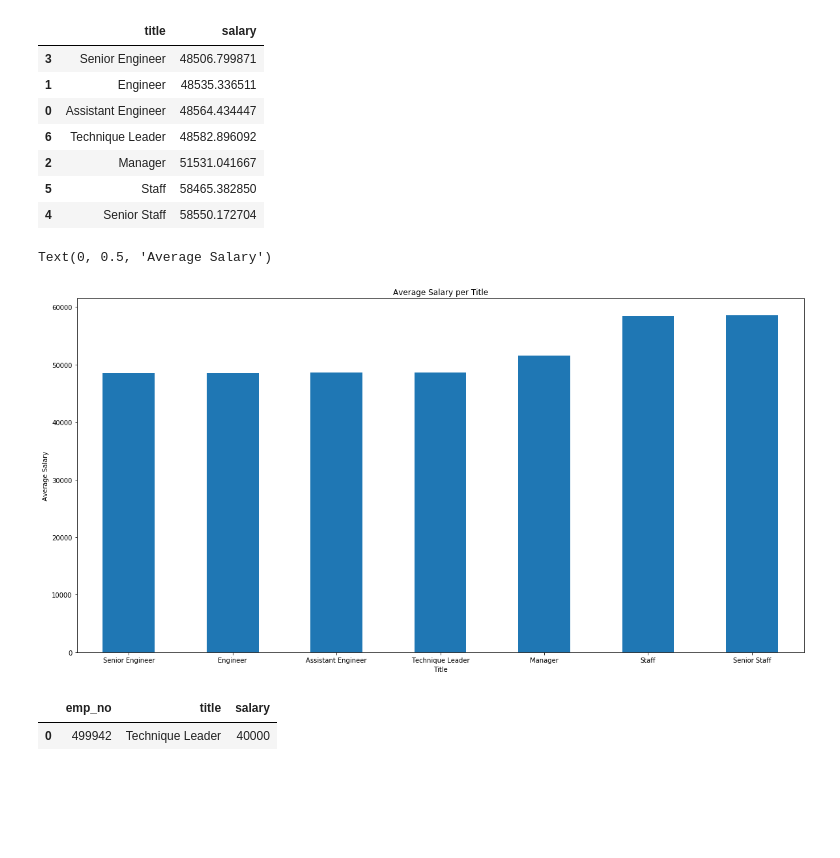
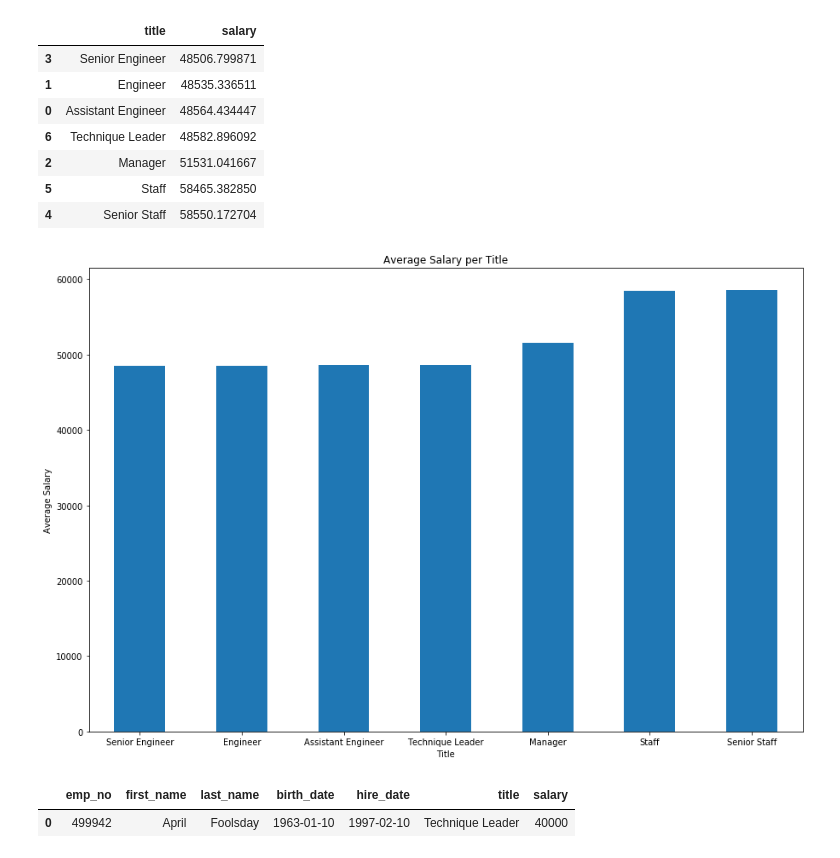
Before and after one commit to bbixby/sql-challenge, a Jupyter notebook: EmployeeSQL/EmployeeDB Analysis.ipynb, the cells around one changed output. Drawn from its saved outputs; the diff is of its cells as text; code cells hidden in the pictures; blank space fills up the shorter version.

```diff
--- a/EmployeeSQL/EmployeeDB Analysis.ipynb
+++ b/EmployeeSQL/EmployeeDB Analysis.ipynb
@@ -79,17 +93,19 @@ a
 | 5 | Staff | 58465.382850 |
 | 4 | Senior Staff | 58550.172704 |
 # %%
-ax = a.plot(kind="bar", x='title', figsize=(20,10), rot=0, legend=False)
+#create a bar chart of the average salary per title
+ax = a.plot(kind="bar", x='title', figsize=(15,10), rot=0, legend=False)
 ax.set_title("Average Salary per Title")
 ax.set_xlabel("Title")
 ax.set_ylabel("Average Salary")
+plt.savefig("Average Salary per Title.png")
 # %% [output]
-Text(0, 0.5, 'Average Salary')
-[figure, old version]
+[figure, new version]
 # %%
-mySalary_df = pd.read_sql('select e.emp_no, t.title, s.salary from salary s, employee e, title t where s.emp_no = e.emp_no and e.emp_title_id = t.title_id and e.emp_no = 499942', engine)
+#find details on employee ID 499942
+mySalary_df = pd.read_sql('select e.emp_no, e.first_name, e.last_name, e.birth_date, e.hire_date, t.title, s.salary from salary s, employee e, title t where s.emp_no = e.emp_no and e.emp_title_id = t.title_id and e.emp_no = 499942', engine)
 
 mySalary_df
 # %% [output]
-|  | emp_no | title | salary |
-| 0 | 499942 | Technique Leader | 40000 |
+|  | emp_no | first_name | last_name | birth_date | hire_date | title | salary |
+| 0 | 499942 | April | Foolsday | 1963-01-10 | 1997-02-10 | Technique Leader | 40000 |
```
Also changed, not shown: parts of 8 cells of this notebook, 3 other files.
